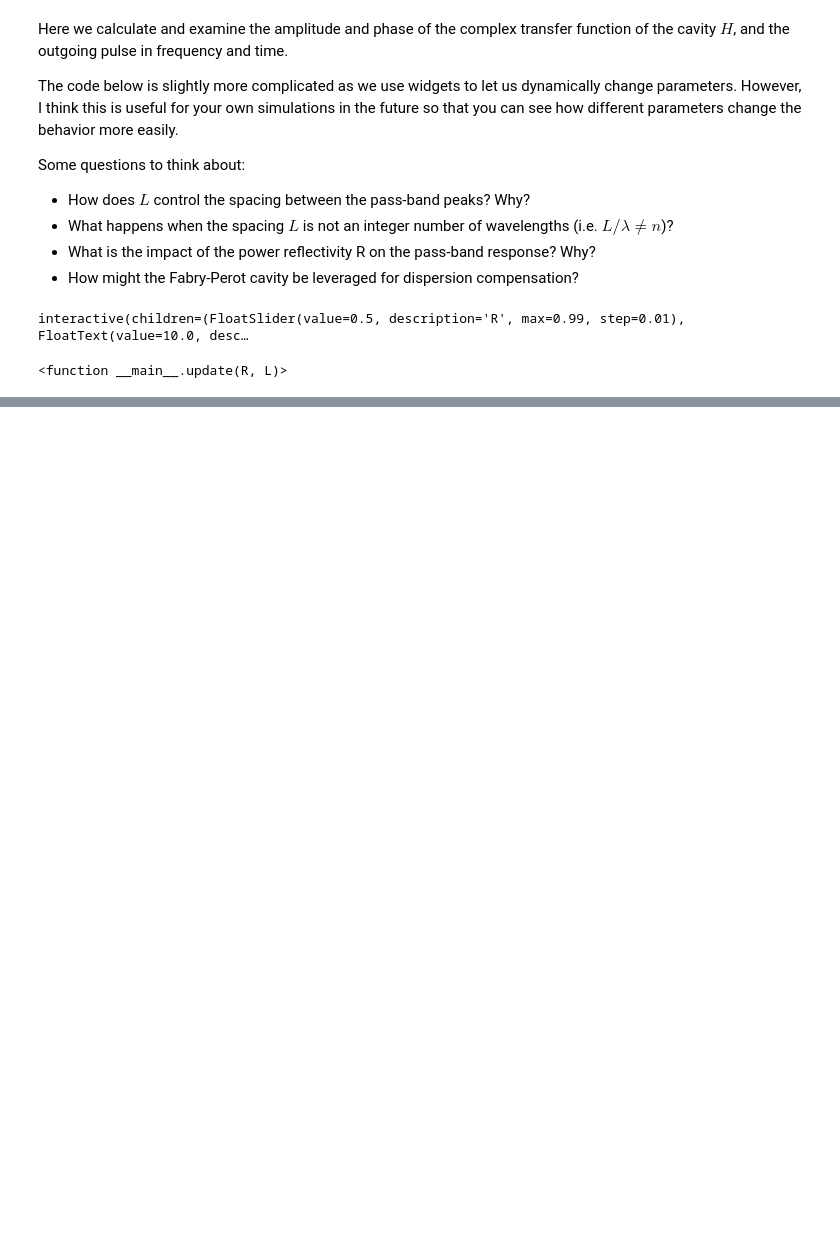
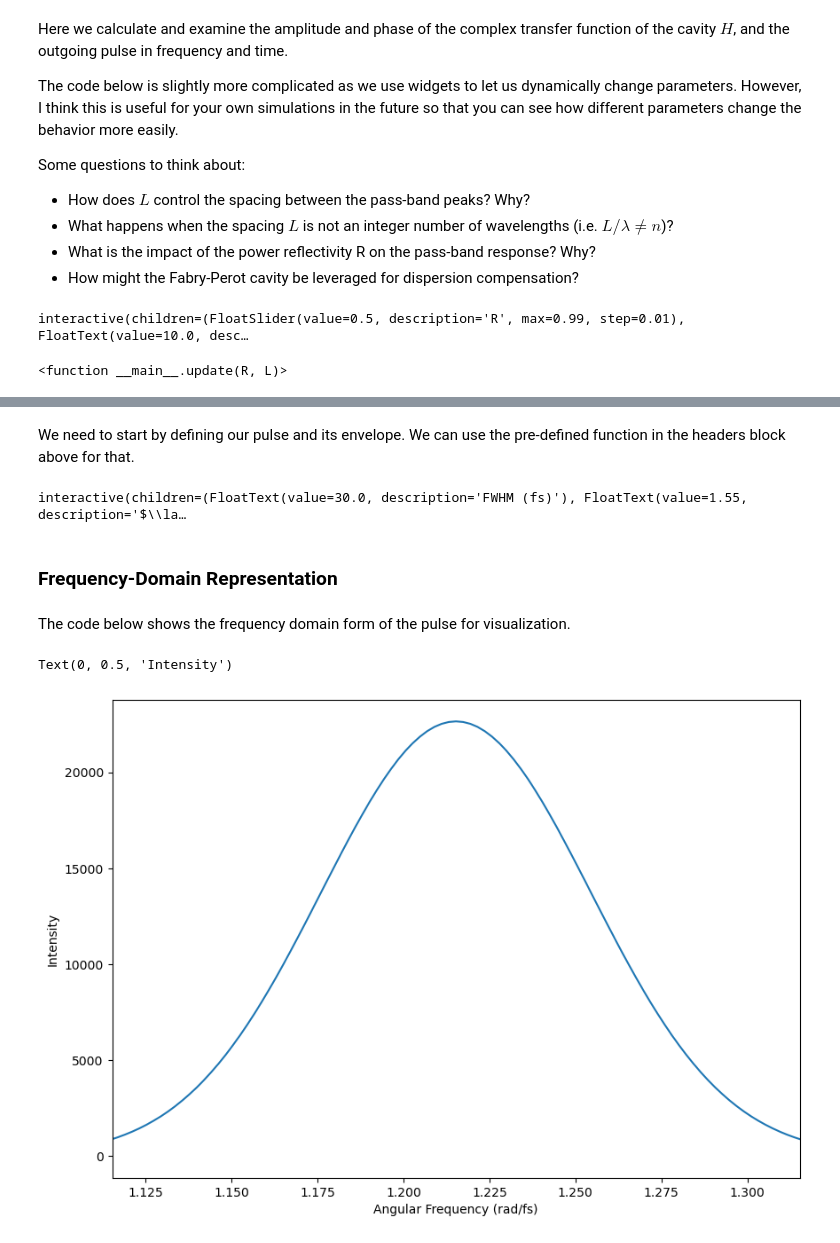
Before and after one commit to dkeathley/JPyBook-6.S097-IAP-Ultrafast-Photonics-Text, a Jupyter notebook: chapter-2.ipynb, the cells around one changed output, grey strips where cells are left out. Saved outputs shown, nothing was run; the diff lists cells and outputs as text; code cells hidden in the pictures; blank space fills up the shorter version.

```diff
--- a/chapter-2.ipynb
+++ b/chapter-2.ipynb
@@ -204,0 +302,79 @@ interactive(children=(FloatSlider(value=0.5, description='R', max=0.99, step=0.0
+# %% [markdown]
+We need to start by defining our pulse and its envelope. We can use the pre-defined function in the headers block above for that.
+# %%
+# -- Pulse Settings --
+yc = 1.55 # central wavelength in micrometers
+phi_ce = 0
+fwhm = 30 #this one is in femtoseconds
+N = 10000
+
+#We now define the plotting within a function.
+#We do this as we are going to use interactive widgets to let us dynamically
+#change parameters and replot.  This can be very useful for visualization
+#and study.
+
+
+def update(fwhm, yc, phi_ce):
+
+    # -- Plotting --
+    fig = plt.figure()
+    fig.set_size_inches(10, 7)
+
+    # -- Calculations  --
+    t_ax = np.linspace(-fwhm*50, fwhm*50, N) #time in fs
+
+    wc = 2*np.pi*c*1e-15/(yc*1e-6) # angular frequency in rad/fs
+
+    pulse = gaussian_pulse(t_ax, fwhm, wc, phi_ce*np.pi) #pulse information
+    A = np.sqrt(pulse['A']) #code provides intensity envelope, we need to convert to field envelope...
+    E = pulse['E'] #Fields for reference
+
+
+
+    plt.plot(t_ax, pulse['E'], label='E-Field')
+    plt.plot(t_ax, np.sqrt(pulse['A']), label='Envelope')
+
+    plt.xlim(-4*fwhm, 4*fwhm)
+    plt.legend()
+    plt.xlabel('Time (fs)')
+    plt.ylabel('Field/Envelope (Normalized)')
+
+
+    return wc, fwhm, t_ax, A, E
+
+pulse_set = ipywidgets.interactive(update,
+                    fwhm=ipywidgets.FloatText(value=fwhm, description='FWHM (fs)'),
+                    yc=ipywidgets.FloatText(value=yc, description = '$\lambda_c$ ($\mu$m)'),
+                    phi_ce=ipywidgets.FloatText(value=phi_ce, description = '$\phi_{\mathrm{ce}}$ ($\pi$ rad)'))
+
+
+display(pulse_set)
+# %% [output]
+interactive(children=(FloatText(value=30.0, description='FWHM (fs)'), FloatText(value=1.55, description='$\\la…
+# %% [markdown]
+### Frequency-Domain Representation
+# %% [markdown]
+The code below shows the frequency domain form of the pulse for visualization.
+# %%
+#Retrieve values after setting pulse above
+wc, fwhm, t_ax, A, E = pulse_set.result
+
+#Take the FT of the envelope
+A_f = np.fft.fft(A)
+
+#Define the frequency axis
+dt = t_ax[1] - t_ax[0]
+w = 2*np.pi*np.fft.fftfreq(E.size, dt)
+
+#Plot the result
+fig = plt.figure()
+fig.set_size_inches(10, 7)
+
+plt.plot(np.fft.fftshift(w + wc), np.fft.fftshift(np.abs(A_f)**2))
+plt.xlim(wc - 0.1, wc + 0.1)
+
+plt.xlabel('Angular Frequency (rad/fs)')
+plt.ylabel('Intensity')
+# %% [output]
+Text(0, 0.5, 'Intensity')
+[figure, added]
```
Also changed, not shown: parts of 36 cells of this notebook.
